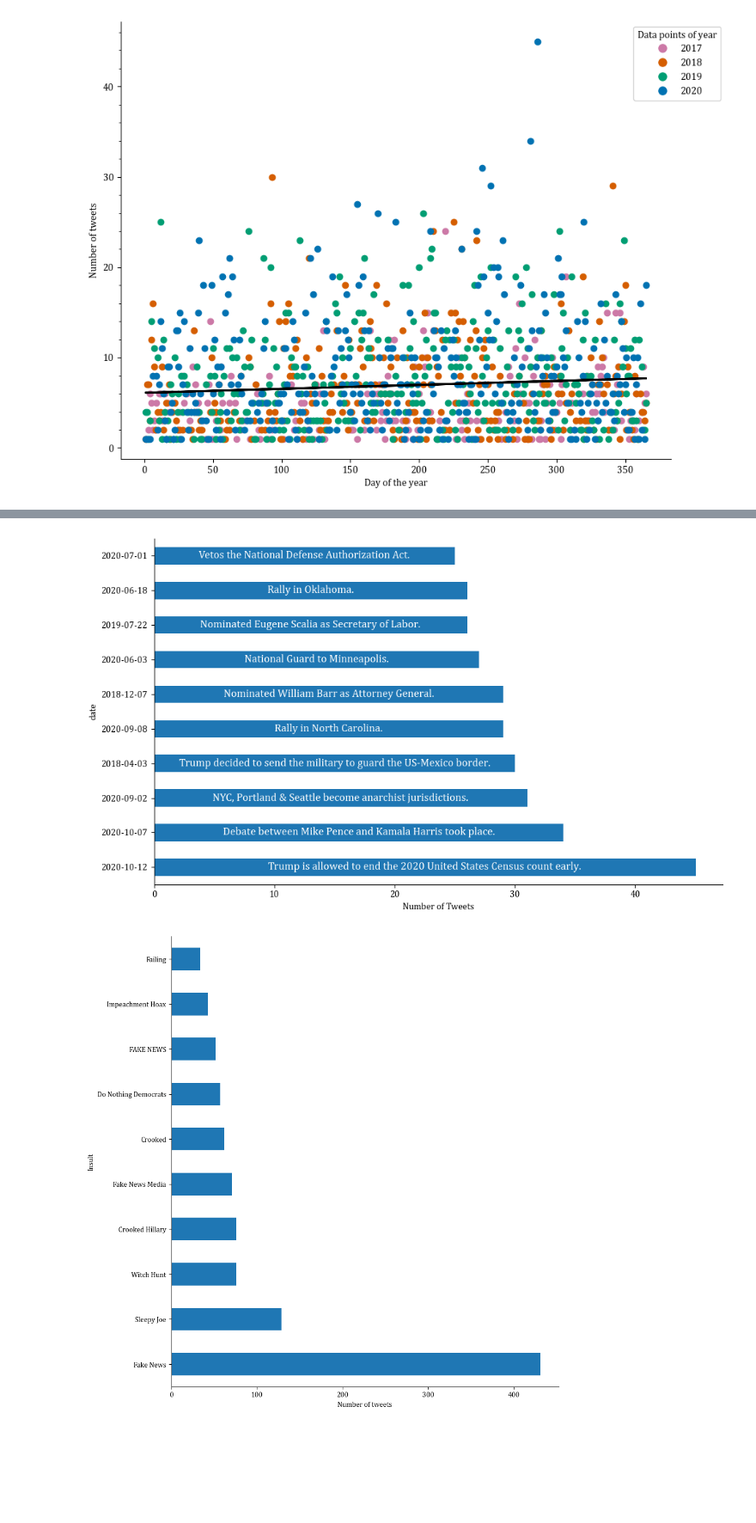
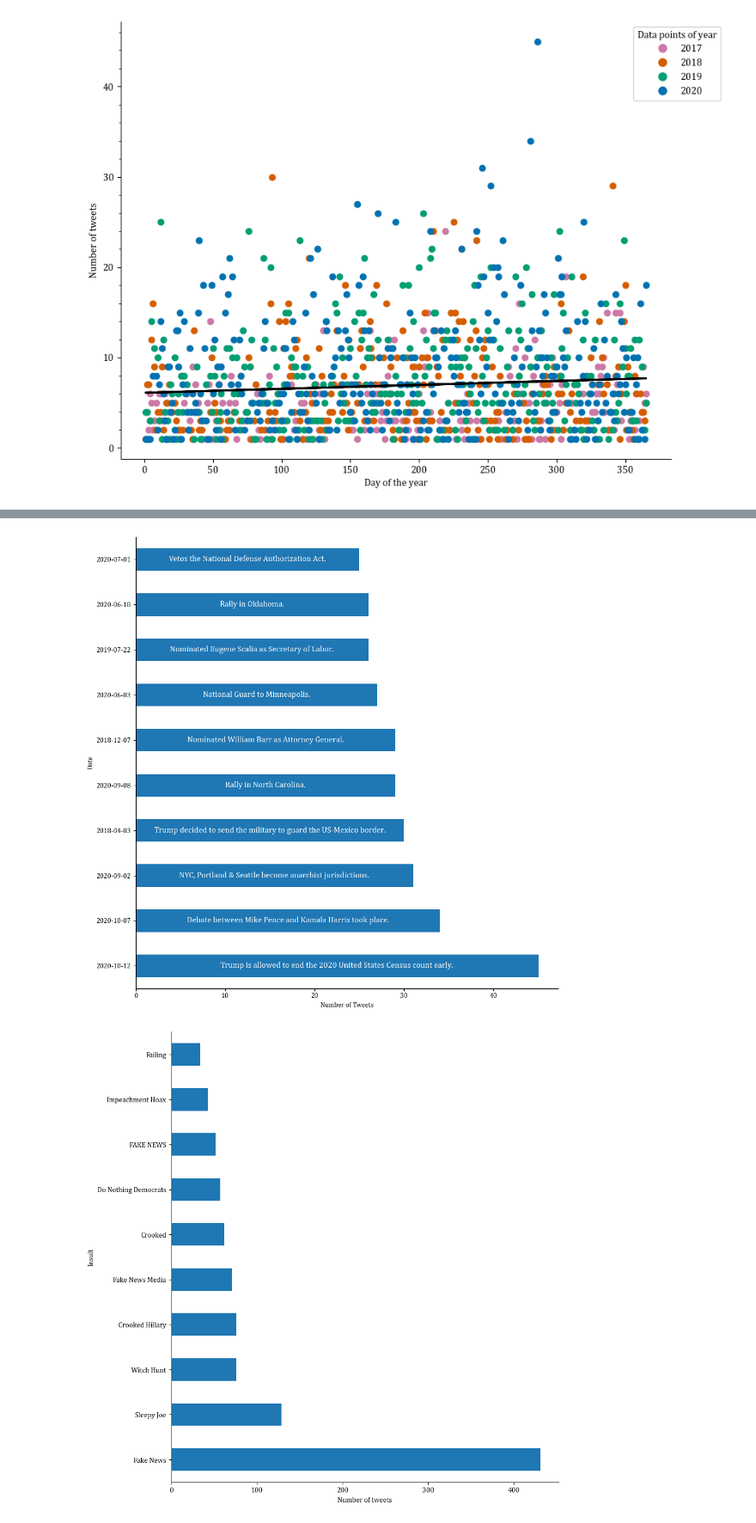
Before and after one commit to Htbibalan/PYTHON_COURSE_2024, a Jupyter notebook: notebooks/hel8048_project.ipynb, the cells around one changed output, grey strips where cells are left out. Shown at 86% size. Saved outputs shown, nothing was run; the diff lists cells and outputs as text; code cells hidden in the pictures; blank space fills up the shorter version.

```diff
--- a/notebooks/hel8048_project.ipynb
+++ b/notebooks/hel8048_project.ipynb
@@ -421,36 +427,37 @@ major_events = [
           "Trump decided to send the military to guard the US-Mexico border.",
           "Rally in North Carolina.",
           "Nominated William Barr as Attorney General.",
           "National Guard to Minneapolis.",
           "Nominated Eugene Scalia as Secretary of Labor.",
           "Rally in Oklahoma.",
           "Vetos the National Defense Authorization Act."]
 
-plt.figure(figsize=(10, 6))  # Adjusted for better visibility of bars and text
+plt.figure(figsize=(10, 10))  # Adjusted for better visibility of bars and text
 ax = df_trump['date'].value_counts().head(10).plot(kind='barh')
 plt.xlabel('Number of Tweets')
+plt.ylabel('Date')
 plt.title('')
 
 # Since we're plotting horizontally, adjust y-tick labels to match the top 10 dates
 ax.set_yticklabels(top_10_dates['date'].dt.strftime('%Y-%m-%d'), rotation=0)
 
 # Add event labels in the middle of the bars with increased font size
 for i, (index, row) in enumerate(top_10_dates.iterrows()):
     # Calculate the midpoint of the bar's length
     midpoint = row['number_of_tweets'] / 2
     # Place the text in the middle of the bar with a larger font size
     ax.text(midpoint, i, f"{major_events[i]}", va='center', ha='center', fontsize=12, color="white")  # Increased font size
 
 ax.spines['top'].set_visible(False)
 ax.spines['right'].set_visible(False)
 
 
-#plt.savefig(fig_folder + "top10dates_events.png")
+plt.savefig(fig_folder + "top10dates_events.png")
 
 plt.tight_layout()
 plt.show()
 # %% [output]
-[figure, old version]
+[figure, new version]
 # %%
 # import plotly.express as px
 
```
Also changed, not shown: parts of 6 cells of this notebook, 9 other files.
